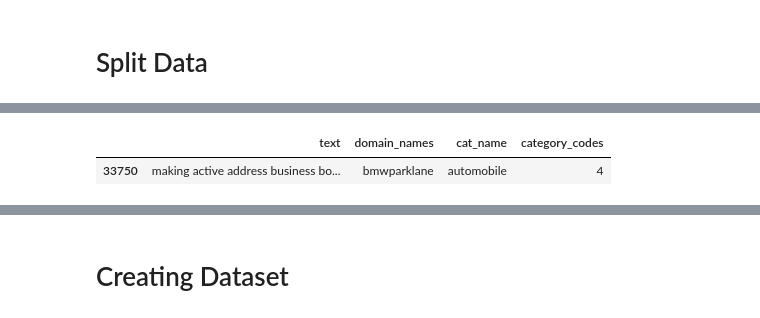
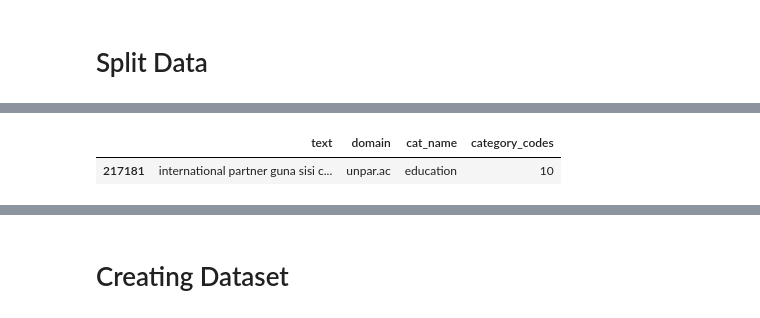
Before and after one commit to themains/piedomains, a Jupyter notebook: piedomains/notebooks/04_train_model.ipynb, the cells around one changed output, grey strips where cells are left out. Cells and saved outputs as stored; diff of their text form; code cells hidden in the pictures.

```diff
--- a/piedomains/notebooks/04_train_model.ipynb
+++ b/piedomains/notebooks/04_train_model.ipynb
@@ -36,5 +22,5 @@ replace domain_min.csv? [y]es, [n]o, [A]ll, [N]one, [r]ename: y
 # %%
-df = pd.read_csv('domain_min.csv')
+df = pd.read_csv('data/domain_min_greater_than_5_words_v3.csv.gz')
 # %%
 df.head()
 # %% [output]
@@ -268,8 +260,8 @@ y_train[10000]
 # %%
-df[df['domain_names'].str.contains('bmwparklane')]
+df[df['domain'].str.contains('unpar.ac')]
 # %% [output]
-|  | text | domain_names | cat_name | category_codes |
-| 33750 | making active address business bo... | bmwparklane | automobile | 4 |
+|  | text | domain | cat_name | category_codes |
+| 217181 | international partner guna sisi c... | unpar.ac | education | 10 |
 # %%
 y_train = to_categorical(y_train, len(df['category_codes'].unique()))
 y_val = to_categorical(y_val, len(df['category_codes'].unique()))
```
Also changed, not shown: parts of 93 cells of this notebook, 1 other file.
